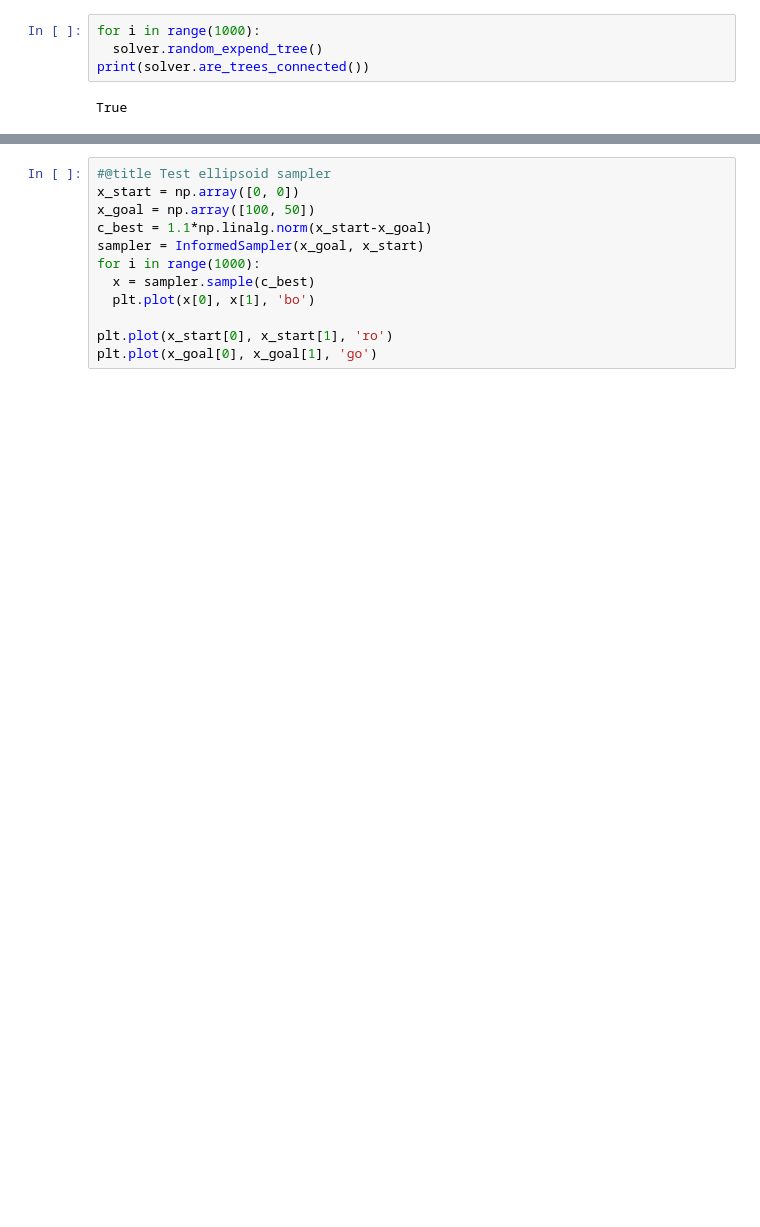
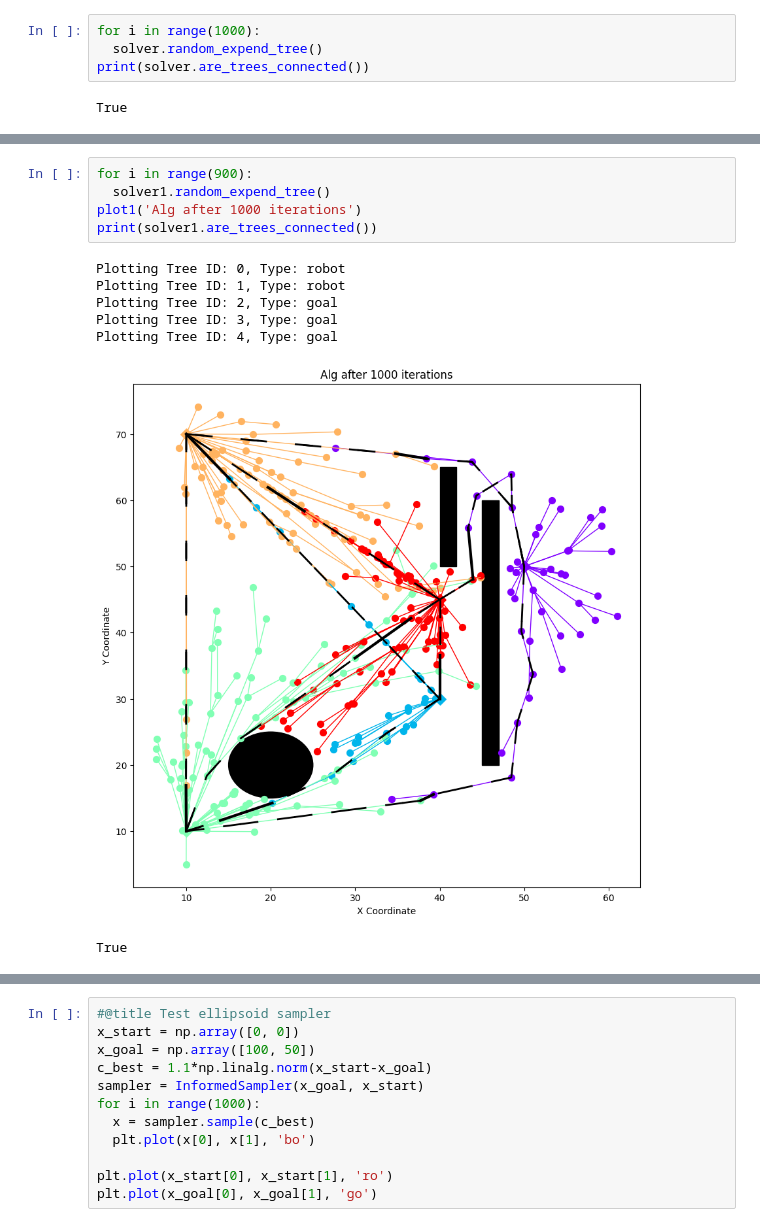
Before and after one commit to shoshosho3/multi_rrt_star_project, a Jupyter notebook: controllers/goto_cont/new_alg_code.ipynb, the cells around one changed output, grey strips where cells are left out. Saved outputs shown, nothing was run; the diff lists cells and outputs as text; blank space fills up the shorter version.

```diff
--- a/controllers/goto_cont/new_alg_code.ipynb
+++ b/controllers/goto_cont/new_alg_code.ipynb
@@ -741,0 +1202,13 @@ all_assignments
+# %%
+for i in range(900):
+  solver1.random_expend_tree()
+plot1('Alg after 1000 iterations')
+print(solver1.are_trees_connected())
+# %% [output]
+Plotting Tree ID: 0, Type: robot
+Plotting Tree ID: 1, Type: robot
+Plotting Tree ID: 2, Type: goal
+Plotting Tree ID: 3, Type: goal
+Plotting Tree ID: 4, Type: goal
+[figure, added]
+True
```
Also changed, not shown: parts of 41 cells of this notebook.
